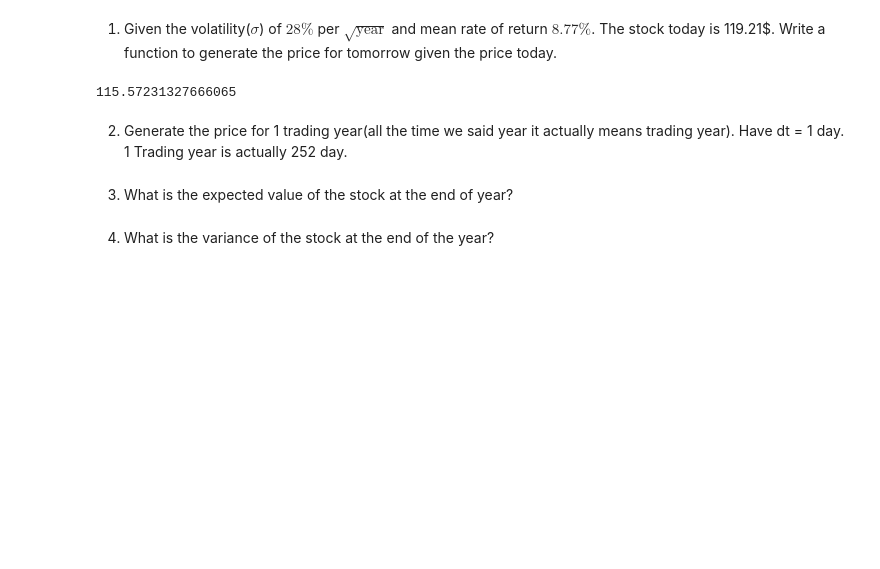
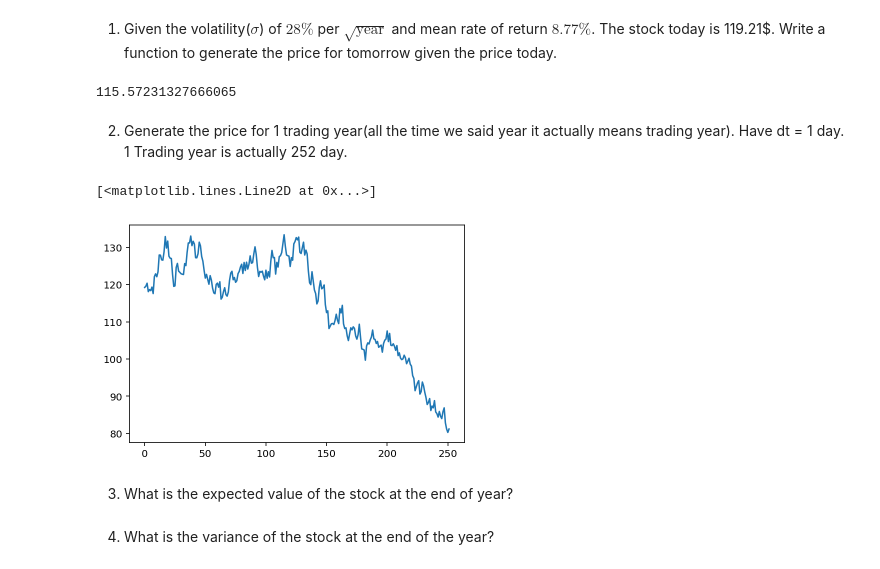
Before and after one commit to MUIC-Numerical-Methods-2018/Exercise-6, a Jupyter notebook: Monte Carlo.ipynb, the cells around one changed output. Saved outputs shown, nothing was run; the diff lists cells and outputs as text; code cells hidden in the pictures; blank space fills up the shorter version.

```diff
--- a/Monte Carlo.ipynb
+++ b/Monte Carlo.ipynb
@@ -248,9 +248,19 @@ stock_tmrw(119.21)
 # %% [markdown]
 2) Generate the price for 1 trading year(all the time we said year it actually means trading year). Have dt = 1 day. 1 Trading year is actually 252 day.
 # %%
-def gen_multiverse(n_days):
+def gen_multiverse(n_days=252):
     ret = []
     s = 119.21
     for _ in range(n_days):
+        ret.append(s)
+        s = stock_tmrw(s)
+    return ret
+
+np.random.seed(555)
+universe = gen_multiverse(252)
+plt.plot(universe)
+# %% [output]
+[<matplotlib.lines.Line2D at 0x...>]
+[figure, added]
 # %% [markdown]
 3) What is the expected value of the stock at the end of year?
```
Also changed, not shown: parts of 7 cells of this notebook.
